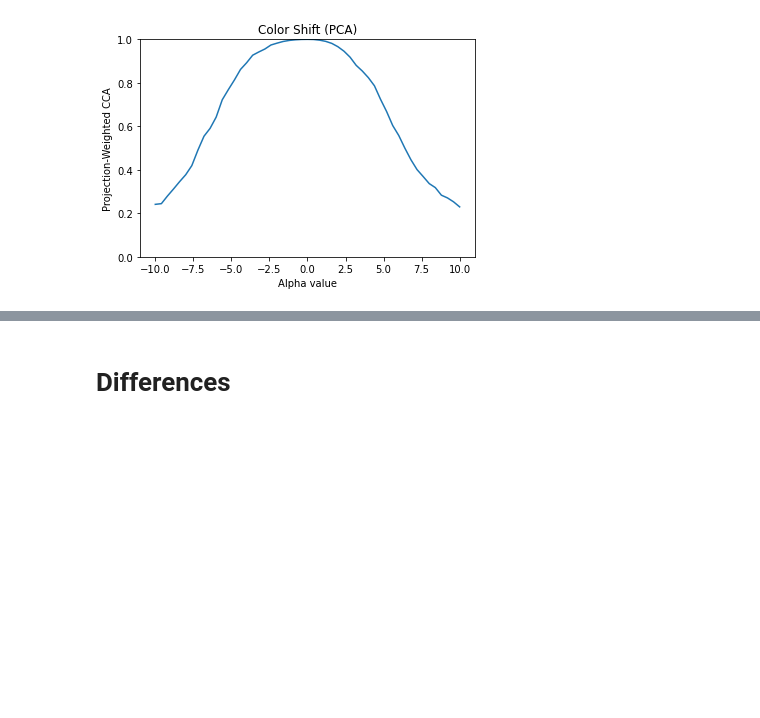
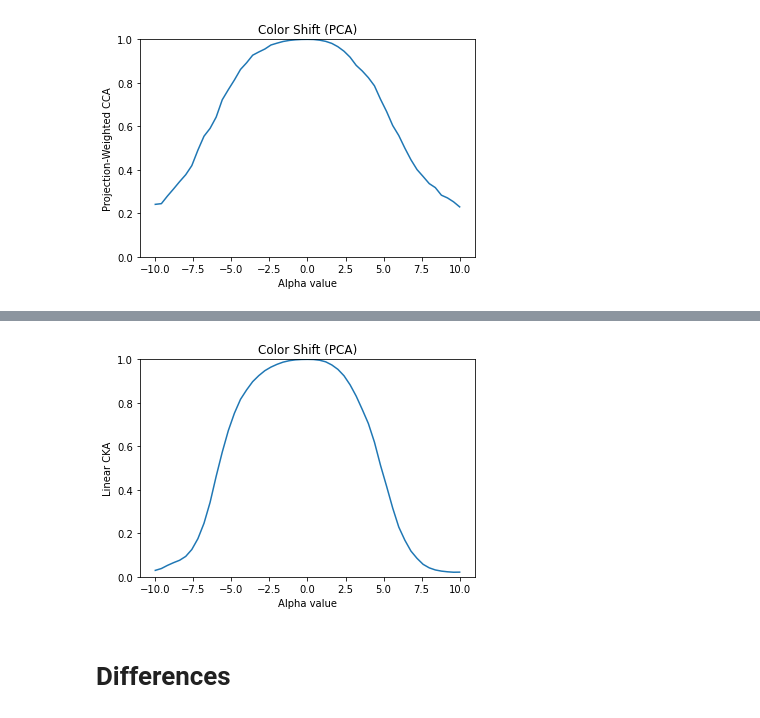
Before and after one commit to VandyCatLab/modelzoo, a Jupyter notebook: notebooks/MasterbookJason.ipynb, the cells around one changed output, grey strips where cells are left out. Cells and saved outputs as stored; diff of their text form; code cells hidden in the pictures; blank space fills up the shorter version.

```diff
--- a/notebooks/MasterbookJason.ipynb
+++ b/notebooks/MasterbookJason.ipynb
@@ -288,0 +382,14 @@ plt.show()
+# %%
+colorCKAPath = '../outputs/masterOutput/baseline/colorCKAPath.npy'
+if os.path.exists(colorCKAPath):
+    print('Loading color CKA results')
+    colorCKA = np.load(colorCKAPath)
+else:
+    print('Doing color CKA')
+    colorCKA = baseline.transform_baseline('color',
+                                           model, modelOutputIndex,
+                                           analysis.do_linearCKA,
+                                           analysis.preprocess_cka)
+    np.save(colorCKAPath, colorCKA)
+
+colorPWCAA = np.nan_to_num(colorCKA)
@@ -289,3 +414,12 @@ plt.show()
+# %%
+plt.plot(np.linspace(-10, 10, 51), colorCKA)
+plt.xlabel('Alpha value')
+plt.ylabel('Linear CKA')
+plt.ylim(0, 1)
+plt.title('Color Shift (PCA)')
+plt.show()
+# %% [output]
+[figure, added]
 # %% [markdown]
 # Differences
 # %%
```
Also changed, not shown: parts of 7 cells of this notebook.
